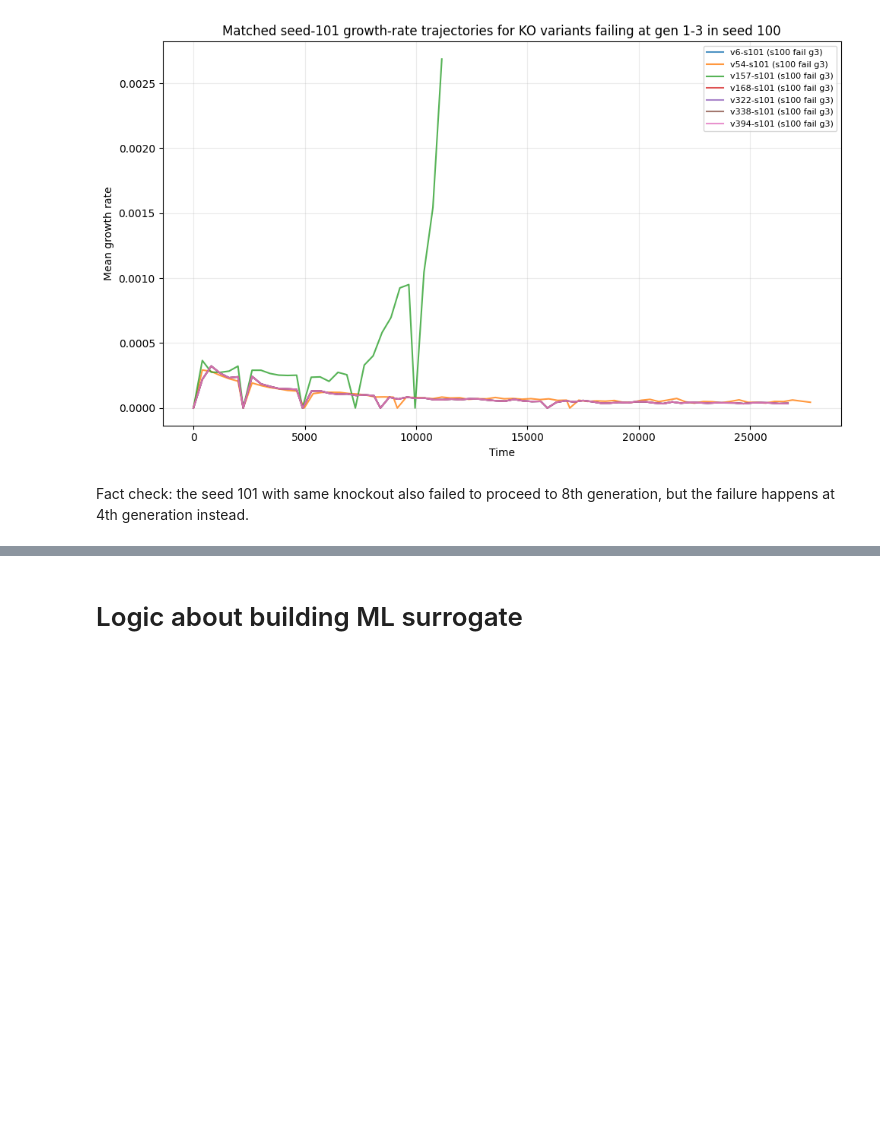
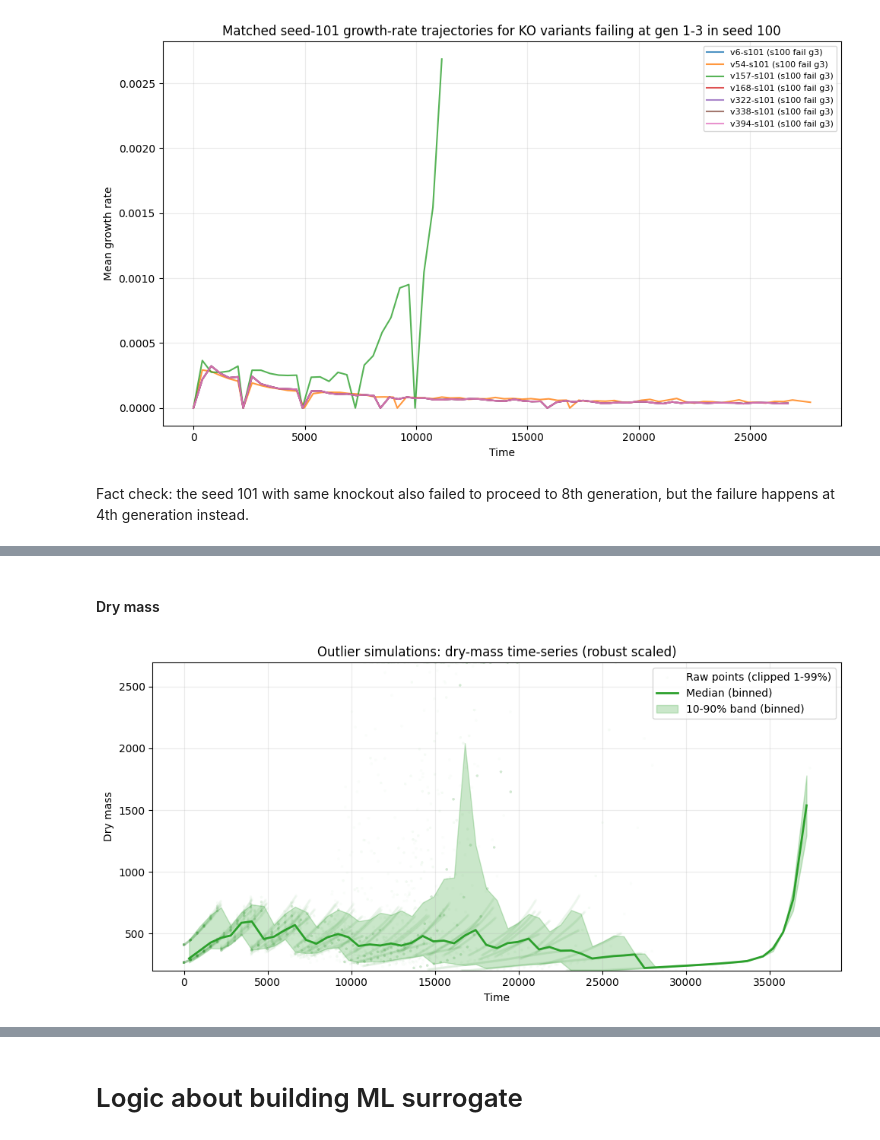
Before and after one commit to katha815/vEcoli-Local, a Jupyter notebook: surrogate/baseline_growth_rate.ipynb, the cells around one changed output, grey strips where cells are left out. Cells and saved outputs as stored; diff of their text form; code cells hidden in the pictures; blank space fills up the shorter version.

```diff
--- a/surrogate/baseline_growth_rate.ipynb
+++ b/surrogate/baseline_growth_rate.ipynb
@@ -4597,0 +4824,50 @@ Fact check: the seed 101 with same knockout also failed to proceed to 8th genera
+# %% [markdown]
+#### Dry mass
+# %%
+"""Dry mass plot"""
+col_dry_mass = pick_col(ts_outlier, ['dry_mass', 'listeners__mass__dry_mass', 'dryMass', 'mass'], required=True)
+
+mass_df = ts_outlier[[x_col, col_dry_mass]].copy()
+mass_df[col_dry_mass] = pd.to_numeric(mass_df[col_dry_mass], errors='coerce')
+mass_df = mass_df.dropna().sort_values(x_col)
+if mass_df.empty:
+    raise RuntimeError('No valid dry-mass rows after numeric conversion.')
+
+# Robust display range (clip only for visualization)
+lo = float(mass_df[col_dry_mass].quantile(0.01))
+hi = float(mass_df[col_dry_mass].quantile(0.99))
+mass_df['y_clip'] = mass_df[col_dry_mass].clip(lo, hi)
+
+# Bin x-axis to reduce noise and show stable spread
+n_bins = min(200, max(40, int(np.sqrt(len(mass_df)) // 2)))
+mass_df['_x_bin'] = pd.cut(mass_df[x_col], bins=n_bins, include_lowest=True)
+stats = (
+    mass_df.groupby('_x_bin', observed=True)
+    .agg(
+        x_mid=(x_col, 'median'),
+        q10=('y_clip', lambda s: s.quantile(0.10)),
+        median=('y_clip', 'median'),
+        q90=('y_clip', lambda s: s.quantile(0.90)),
+    )
+    .reset_index(drop=True)
+    .sort_values('x_mid')
+)
+
+# Raw-point texture via subsampling
+max_points = 30000
+scatter_df = mass_df.sample(n=max_points, random_state=0) if len(mass_df) > max_points else mass_df
+
+plt.figure(figsize=(10, 5))
+plt.scatter(scatter_df[x_col], scatter_df['y_clip'], s=6, alpha=0.02, color='tab:green', edgecolors='none', label='Raw points (clipped 1-99%)')
+plt.plot(stats['x_mid'], stats['median'], color='tab:green', lw=2, label='Median (binned)')
+plt.fill_between(stats['x_mid'], stats['q10'], stats['q90'], color='tab:green', alpha=0.25, label='10-90% band (binned)')
+plt.title('Outlier simulations: dry-mass time-series (robust scaled)')
+plt.xlabel(x_label)
+plt.ylabel('Dry mass')
+plt.ylim(lo, hi)
+plt.grid(alpha=0.25)
+plt.legend()
+plt.tight_layout()
+plt.show()
+# %% [output]
+[figure, added]
```
Also changed, not shown: parts of 25 cells of this notebook, 13 other files.
